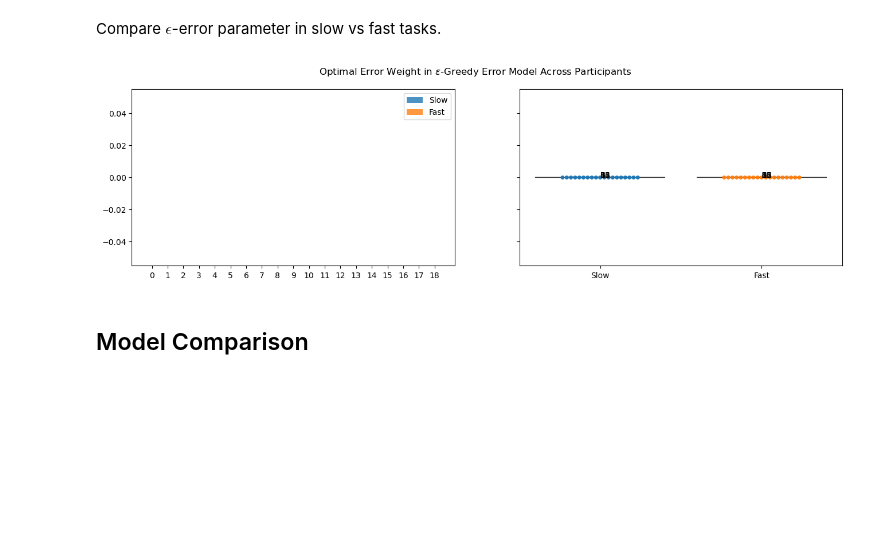
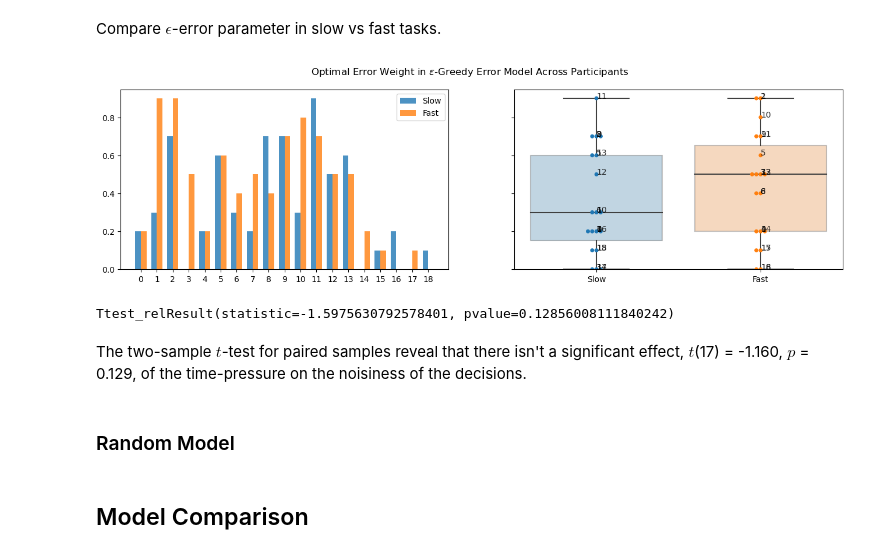
Before and after one commit to pulkitgoyal56/CCCP, a Jupyter notebook: CCCP.ipynb, the cells around one changed output. Cells and saved outputs as stored; diff of their text form; code cells hidden in the pictures; blank space fills up the shorter version.

```diff
--- a/CCCP.ipynb
+++ b/CCCP.ipynb
@@ -53,10 +53,10 @@ data.rename(columns={'Unnamed: 0':'semi_global_trial'}, inplace=True)
 data.isna().any();
 # %%
 # Add column to mark when J is the correct response
-data['J_correct'] = (data['yj'] > data['yf']).map(int)
+data['J_correct'] = (data['yj'] > data['yf']).astype(int)
 # %%
 # Add column to mark when a correct choice was made
-data['correct'] = data['J_correct'] & data['J_pressed']
+data['correct'] = (data['J_correct'] == data['J_pressed']).astype(int)
 # %%
 # Create unique task identifier for all participants
 data['global_task'] = 100*data['slow'] + data['task']
@@ -105,0 +112,9 @@ def print_(*args, **kwargs):
+# %%
+def boxplots(a, b, box_labels, ax, point_labels=PARTICIPANTS):
+    df = pd.DataFrame(np.array([np.array(a).flatten(), np.array(b).flatten()]).T, columns=box_labels)
+    sns.boxplot(data=df, ax=ax, boxprops=dict(alpha=.3))
+    sns.swarmplot(data=df, ax=ax)
+
+    for i, k in enumerate(point_labels):
+        ax.text(0, a[i], k, alpha=0.8)
+        ax.text(1, b[i], k, alpha=0.8)
@@ -221,12 +239,13 @@ def optimise(Model,
              search_algorithm=lambda *args, **kwargs: optimize.brute(*args, **kwargs, full_output=True, finish=None),
              error_search_space=(0, 1, 0.1),
              choice_function=softmax,
+             xic=bic,
              conditions={}):
 
     if len(model_search_space) != Model._num_params:
         raise ValueError(f'Not enough model search parameters specified. Required {Model._num_params} parameters.')
 
-    bics = []
+    xics = []
     optimal_model_params = []
     optimal_error = []
 
@@ -234,16 +253,16 @@ def optimise(Model,
         tasks = pick_tasks(participant_id, conditions)
 
         def llfunc(model_error_params):
-            log_likelihoods = fit_model(participant_id, Model, tuple(model_error_params)[:-1], choice_function(model_error_params[-1]) , conditions)
+            log_likelihoods = fit_model(participant_id, Model, tuple(model_error_params)[:-1], choice_function(model_error_params[-1]), conditions)
             return -sum([sum(log_likelihoods[task]) for task in tasks])
 
         optimal_model_error_params, fval, *_ = search_algorithm(llfunc, model_search_space + (error_search_space,))
 
-        bics.append(bic(len(model_search_space)+1, len(tasks)*NUM_TRIALS, -fval))
+        xics.append(xic(len(model_search_space)+1, len(tasks)*NUM_TRIALS, -fval))
         optimal_model_params.append(optimal_model_error_params[:-1])
         optimal_error.append(optimal_model_error_params[-1])
 
-    return np.array(bics), np.array(optimal_model_params), np.array(optimal_error)
+    return np.array(xics), np.array(optimal_model_params), np.array(optimal_error)
 # %% [markdown]
 ## Outlier Detection
 # %% [markdown]
@@ -484,14 +505,20 @@ Compare $\epsilon$-error parameter in slow vs fast tasks.
 # %%
 fig, ax = plt.subplots(1,2, figsize=(16, 4), sharey=True)
 
 fig.suptitle(r'Optimal Error Weight in $\epsilon$-Greedy Error Model Across Participants')
 ax[0].bar(PARTICIPANTS - 0.175, np.array(optimal_error_kf_slow).squeeze(), 0.35, label='Slow', alpha=0.8)
 ax[0].bar(PARTICIPANTS + 0.175, np.array(optimal_error_kf_fast).squeeze(), 0.35, label='Fast', alpha=0.8)
 ax[0].set_xticks(PARTICIPANTS)
 ax[0].legend();
 
-boxplot(optimal_error_kf_slow, optimal_error_kf_fast, ('Slow', 'Fast'), ax[1])
+boxplots(optimal_error_kf_slow, optimal_error_kf_fast, ('Slow', 'Fast'), ax[1])
 # %% [output]
-[figure, old version]
+[figure, new version]
 # %%
-st.ttest_rel(optimal_error_kf_slow, optimal_error_kf_fast)
+st.ttest_rel(optimal_error_kf_slow[:18], optimal_error_kf_fast[:18])
+# %% [output]
+Ttest_relResult(statistic=-1.5975630792578401, pvalue=0.12856008111840242)
+# %% [markdown]
+The two-sample $t$-test for paired samples reveal that there isn't a significant effect, $t$(17) = -1.160, $p$ = 0.129, of the time-pressure on the noisiness of the decisions.
+# %% [markdown]
+### Random Model
```
Also changed, not shown: parts of 58 cells of this notebook.
